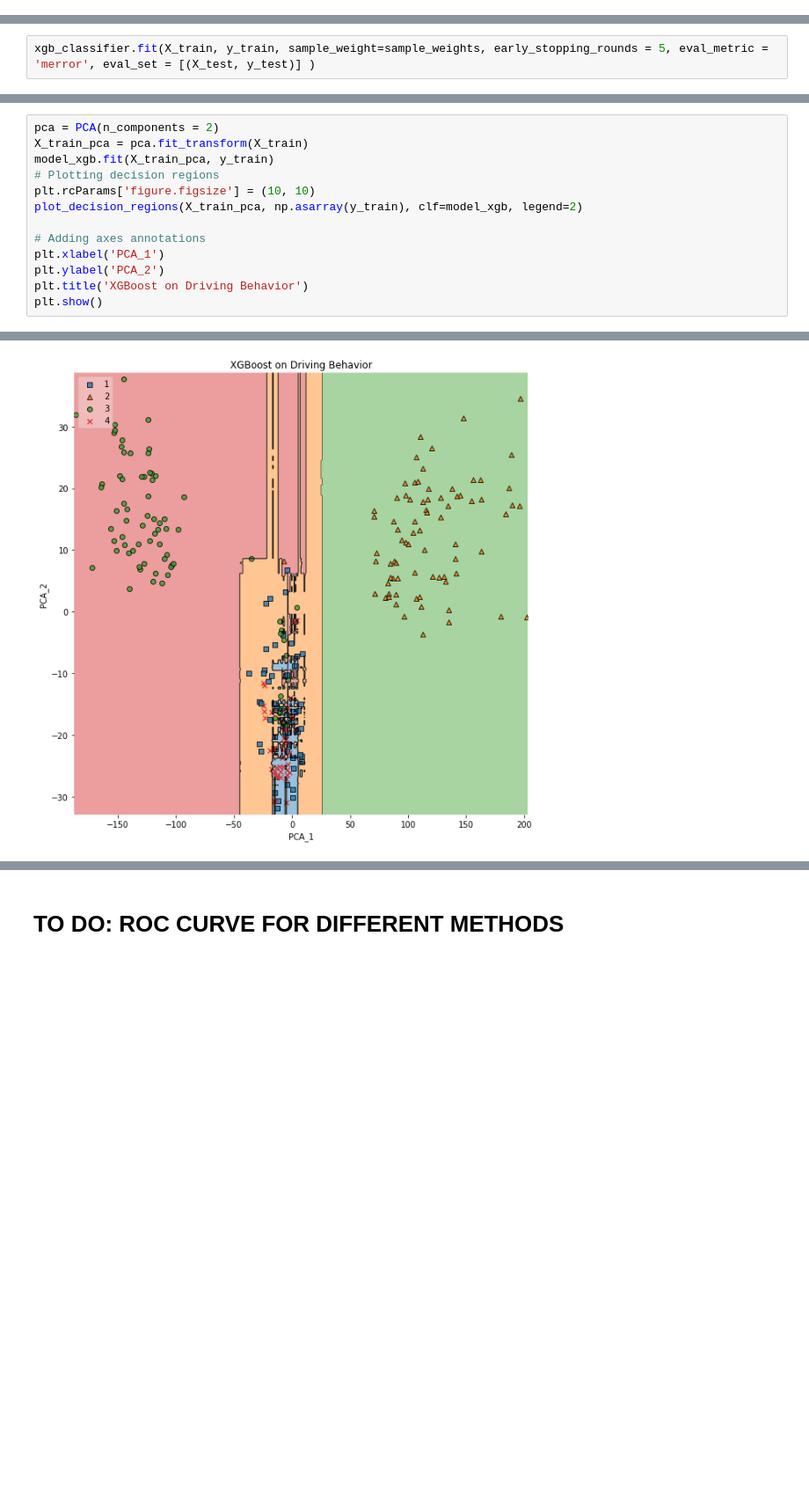
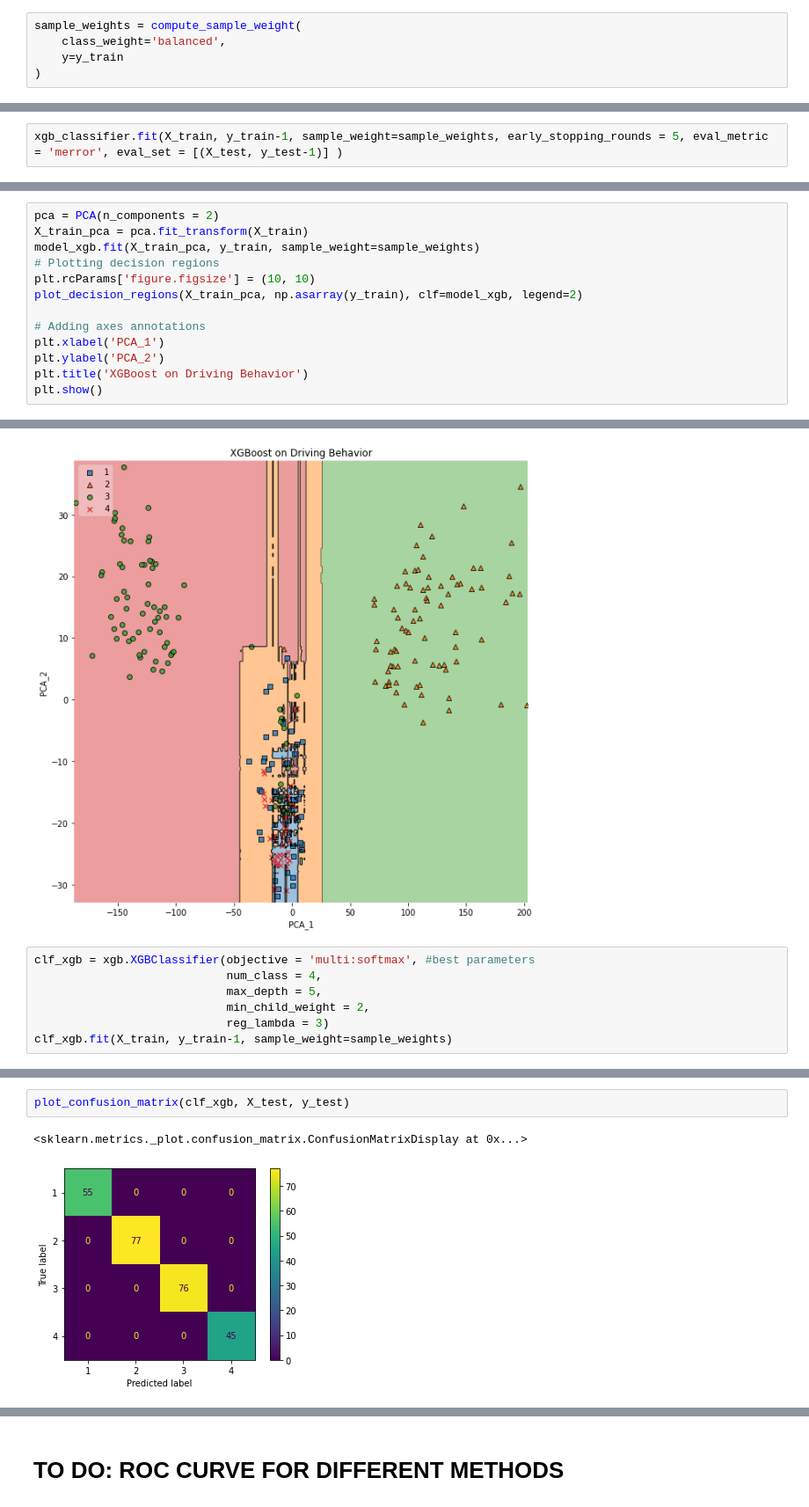
Before and after one commit to monikachudyba/MachineLearningProjects, a Jupyter notebook: Driving Behavior Dataset.ipynb, the cells around one changed output, grey strips where cells are left out. Shown at 88% size. Cells and saved outputs as stored; diff of their text form; blank space fills up the shorter version.

```diff
--- a/Driving Behavior Dataset.ipynb
+++ b/Driving Behavior Dataset.ipynb
@@ -685,5 +685,10 @@ X_train, X_test, y_train, y_test = train_test_split(X, y, test_size=0.25, random
+# %%
+sample_weights = compute_sample_weight(
+    class_weight='balanced',
+    y=y_train
+)
 # %%
 xgb_classifier=xgb.XGBClassifier(objective = 'multi:softmax', num_class =4)
 # %%
-xgb_classifier.fit(X_train, y_train, sample_weight=sample_weights, early_stopping_rounds = 5, eval_metric = 'merror', eval_set = [(X_test, y_test)] )
+xgb_classifier.fit(X_train, y_train-1, sample_weight=sample_weights, early_stopping_rounds = 5, eval_metric = 'merror', eval_set = [(X_test, y_test-1)] )
 # %% [output]
@@ -852,7 +862,7 @@ print(model_xgb.best_params_)
 # %%
 pca = PCA(n_components = 2)
 X_train_pca = pca.fit_transform(X_train)
-model_xgb.fit(X_train_pca, y_train)
+model_xgb.fit(X_train_pca, y_train, sample_weight=sample_weights)
 # Plotting decision regions
 plt.rcParams['figure.figsize'] = (10, 10)
 plot_decision_regions(X_train_pca, np.asarray(y_train), clf=model_xgb, legend=2)
@@ -887,3 +897,10 @@ plt.title('XGBoost on Driving Behavior')
 plt.show()
 # %% [output]
 [figure]
+# %%
+clf_xgb = xgb.XGBClassifier(objective = 'multi:softmax', #best parameters
+                            num_class = 4,
+                            max_depth = 5,
+                            min_child_weight = 2,
+                            reg_lambda = 3)
+clf_xgb.fit(X_train, y_train-1, sample_weight=sample_weights)
@@ -889,0 +918,5 @@ plt.show()
+# %%
+plot_confusion_matrix(clf_xgb, X_test, y_test)
+# %% [output]
+<sklearn.metrics._plot.confusion_matrix.ConfusionMatrixDisplay at 0x...>
+[figure, added]
```
Also changed, not shown: parts of 26 cells of this notebook.
